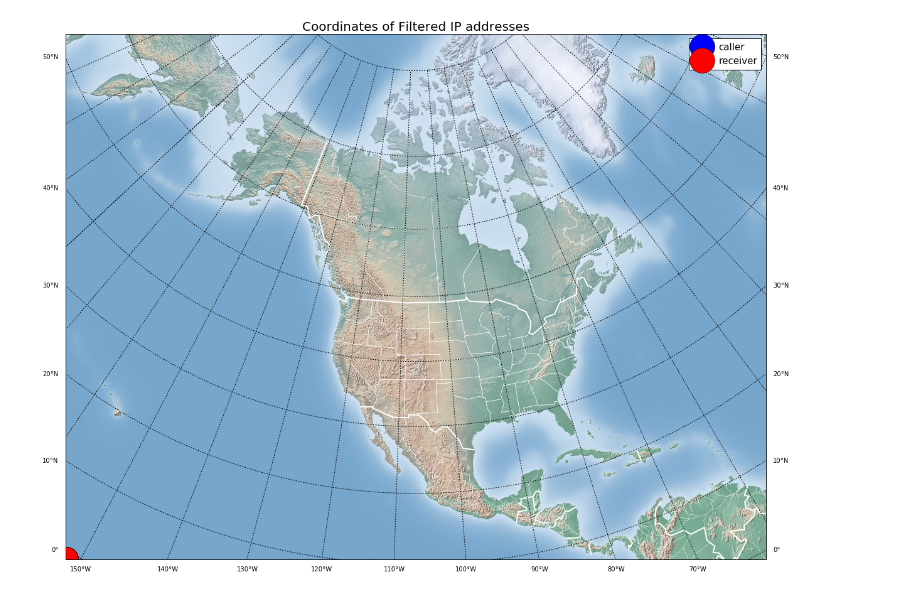
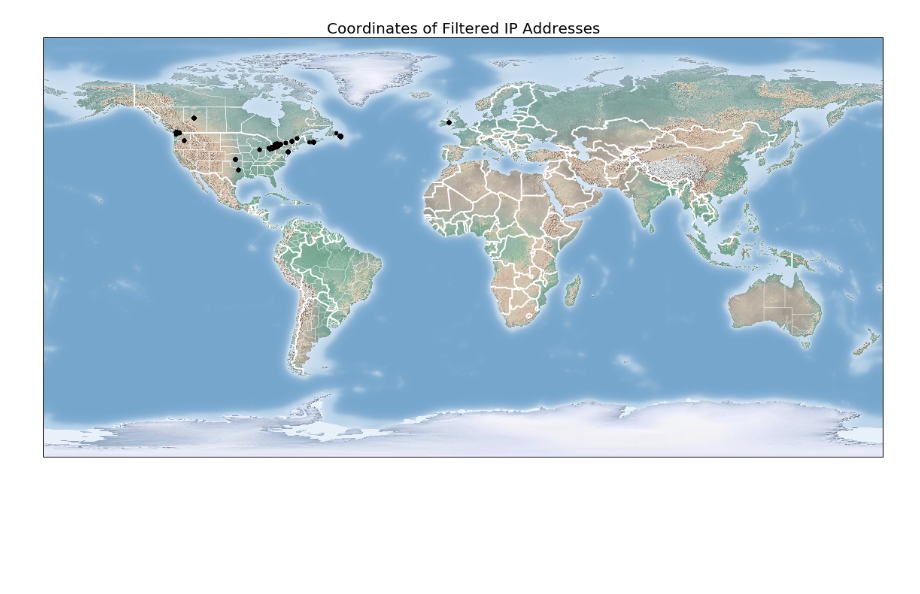
Before and after one commit to mattfung/pims-bcdata18-cloudpbx, a Jupyter notebook: Idalia/ISP_Map.ipynb, the cells around one changed output. Cells and saved outputs as stored; diff of their text form; code cells hidden in the pictures; blank space fills up the shorter version.

```diff
--- a/Idalia/ISP_Map.ipynb
+++ b/Idalia/ISP_Map.ipynb
@@ -70,24 +61,18 @@ len(lons_called)
 # %%
 fig = plt.figure(figsize=(20, 16), edgecolor='w')
-#m = Basemap(width=6000000,height=4500000,resolution='c',projection='stere',lat_1=40.,lat_2=5,lon_0=-100,lat_0=50)
-#m = Basemap(resolution='c',projection='merc',llcrnrlat=-80,urcrnrlat=80, llcrnrlon=-180,urcrnrlon=180,lat_ts=20)
-#m = Basemap(width=8000000,height=7000000,resolution='c',projection='aea',lat_1=-90.,lat_2=-60,lon_0=35,lat_0=50)
-m = Basemap(width=12000000,height=9000000,projection='lcc', resolution='c',lat_1=35.,lat_2=45,lat_0=50,lon_0=-107.)
-m.drawparallels(np.arange(-90.,91.,10.),labels=[True,True,False,False],dashes=[2,2])
-m.drawmeridians(np.arange(-180.,181.,10.),labels=[False,False,False,True],dashes=[2,2])
+m = Basemap(projection='cyl', resolution='c', llcrnrlat=-90, urcrnrlat=90, llcrnrlon=-180, urcrnrlon=180)
+
 m.drawcountries(linewidth=2, linestyle='solid', color='w' )
 m.drawstates(linewidth=0.5, linestyle='solid', color='w')
 m.shadedrelief()
-#
+
 x1, y1 = lons_caller, lat_caller
-m.plot(x1, y1, 'bo', markersize=40, label='caller')
+m.plot(x1, y1, 'ko', markersize=5, label='caller')
 
 x2, y2 = lons_called, lat_called
-m.plot(x2, y2, 'ro', markersize=40, label='receiver')
+m.plot(x2, y2, 'ko', markersize=5, label='receiver')
 
-plt.legend(numpoints=1, fontsize=15)
-
-plt.title('Coordinates of Filtered IP addresses', fontsize=20)
-fig.savefig('map_north_america.png', dpi=100, bbox_inches='tight')
+plt.title('Coordinates of Filtered IP Addresses', fontsize=20)
+fig.savefig('map_full.png', dpi=100, bbox_inches='tight')
 # %% [output]
-[figure, old version]
+[figure, new version]
```
Also changed, not shown: parts of 5 cells of this notebook, 1 other file.
